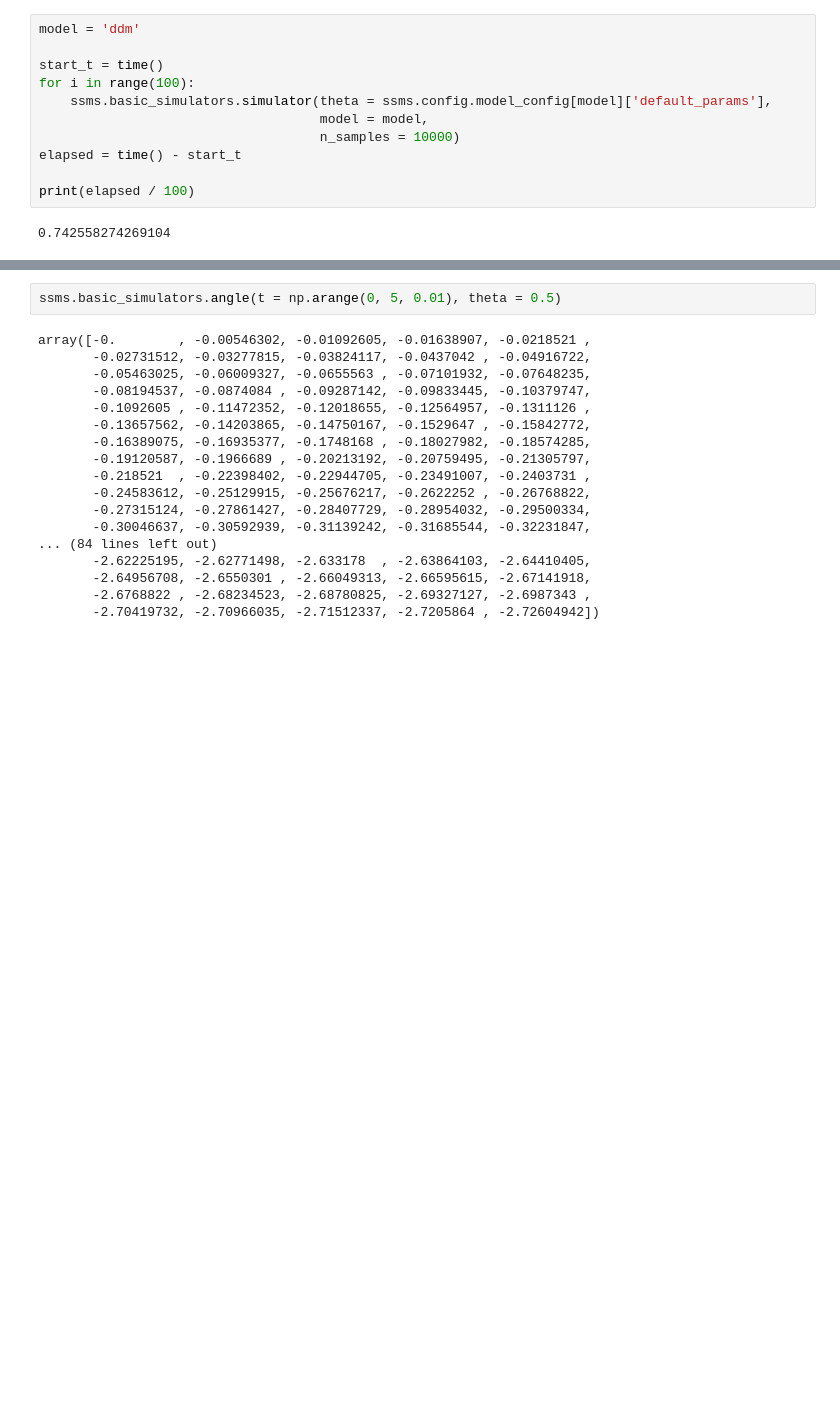
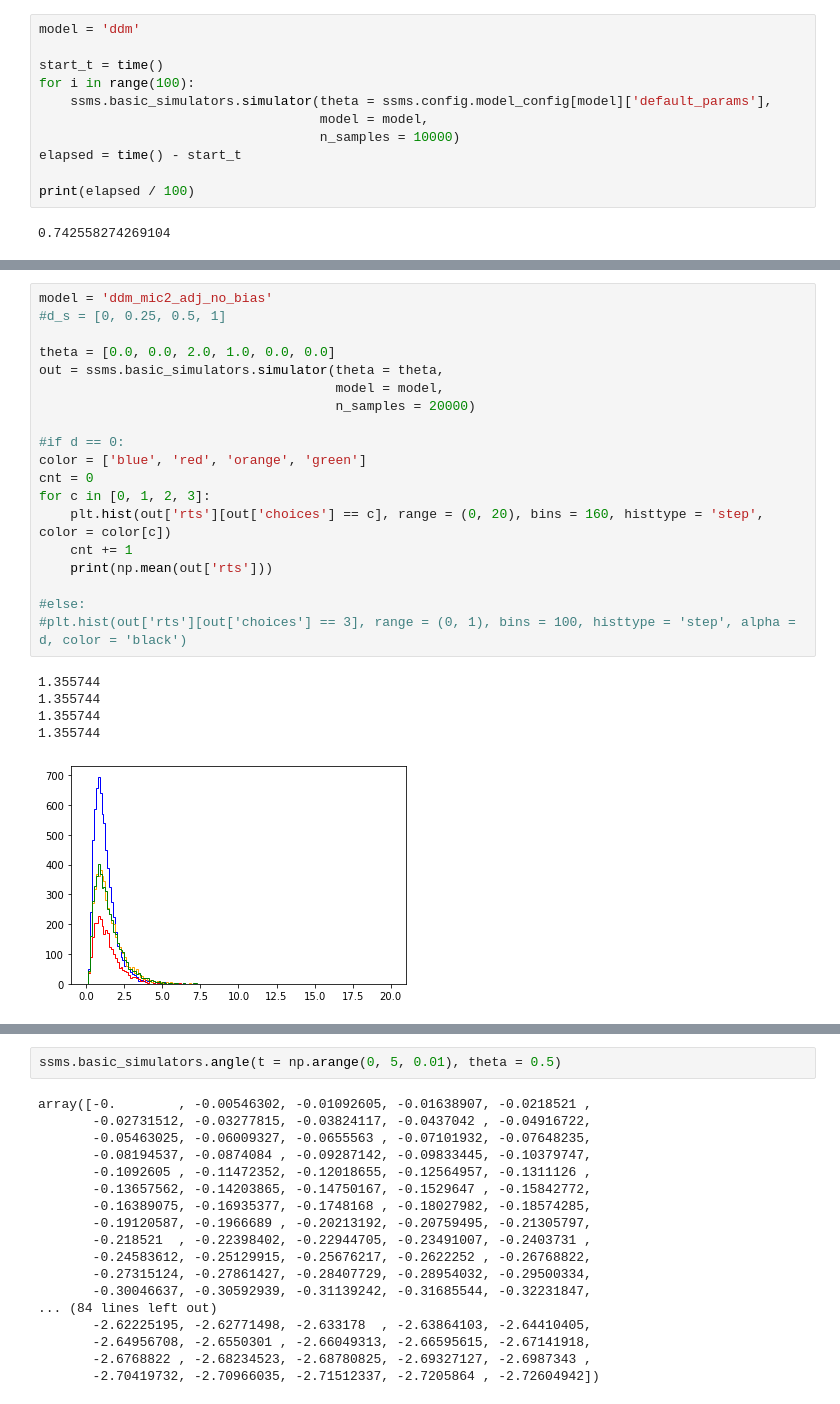
Before and after one commit to AlexanderFengler/LAN_scripts, a Jupyter notebook: tests_simulator_speed.ipynb, the cells around one changed output, grey strips where cells are left out. Saved outputs shown, nothing was run; the diff lists cells and outputs as text; blank space fills up the shorter version.

```diff
--- a/tests_simulator_speed.ipynb
+++ b/tests_simulator_speed.ipynb
@@ -96,0 +102,25 @@ for c in [0, 1, 2, 3]:
+# %%
+model = 'ddm_mic2_adj_no_bias'
+#d_s = [0, 0.25, 0.5, 1]
+
+theta = [0.0, 0.0, 2.0, 1.0, 0.0, 0.0]
+out = ssms.basic_simulators.simulator(theta = theta,
+                                      model = model,
+                                      n_samples = 20000)
+
+#if d == 0:
+color = ['blue', 'red', 'orange', 'green']
+cnt = 0
+for c in [0, 1, 2, 3]:
+    plt.hist(out['rts'][out['choices'] == c], range = (0, 20), bins = 160, histtype = 'step', color = color[c])
+    cnt += 1
+    print(np.mean(out['rts']))
+
+#else:
+#plt.hist(out['rts'][out['choices'] == 3], range = (0, 1), bins = 100, histtype = 'step', alpha = d, color = 'black')
+# %% [output]
+1.355744
+1.355744
+1.355744
+1.355744
+[figure, added]
```
Also changed, not shown: parts of 3 cells of this notebook, 48 other files.
